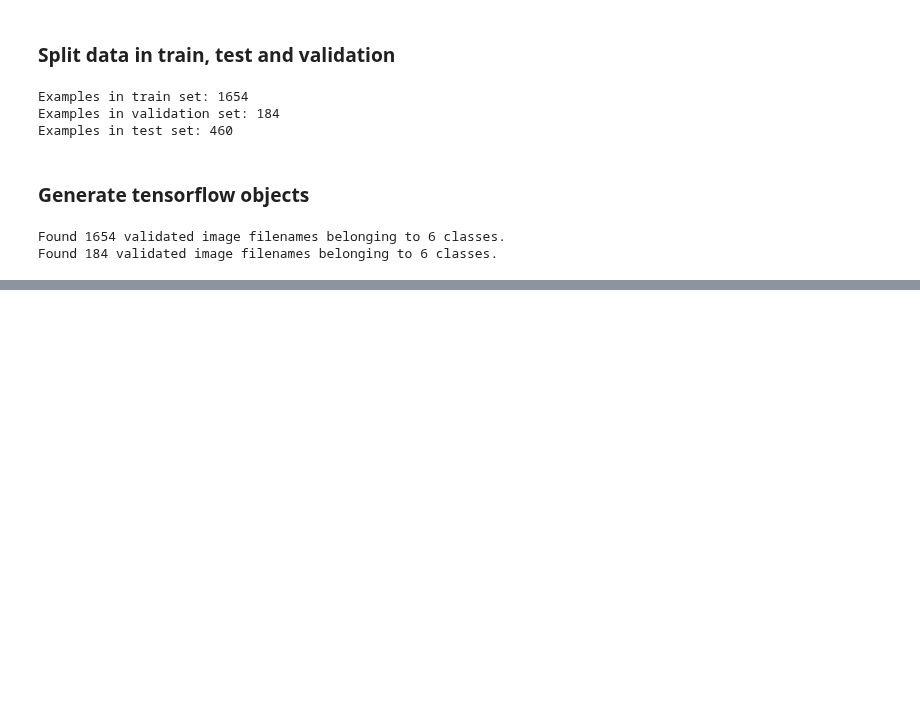
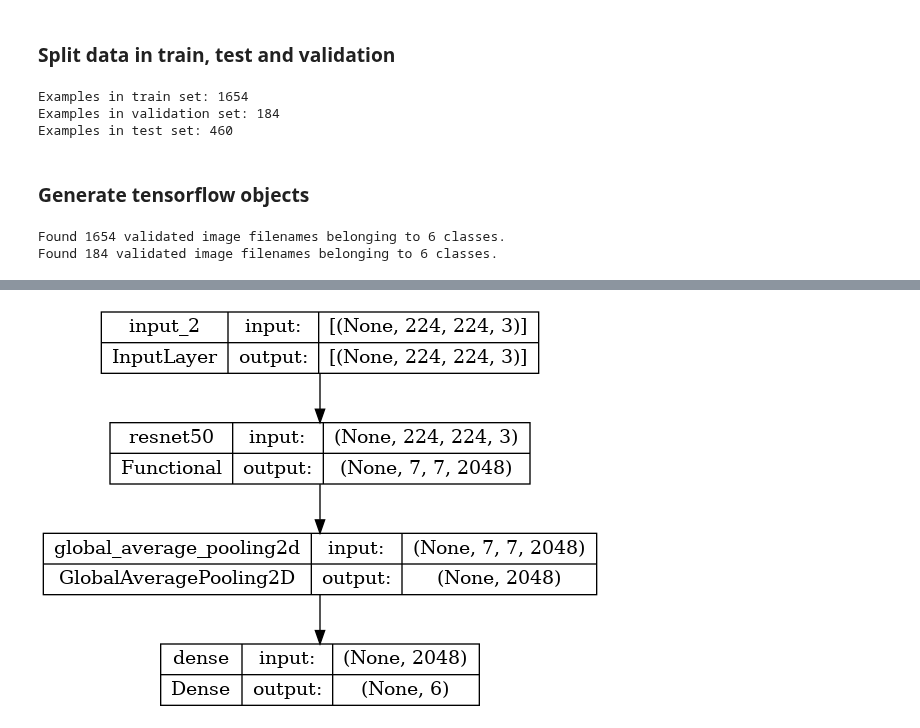
Before and after one commit to CEDipEngineering/ComputerAidedSkinCancerIdentificationAndDiagnosis, a Jupyter notebook: experiments/fernando/transfer-learning/test01/test01.ipynb, the cells around one changed output, grey strips where cells are left out. Saved outputs shown, nothing was run; the diff lists cells and outputs as text; code cells hidden in the pictures; blank space fills up the shorter version.

```diff
--- a/experiments/fernando/transfer-learning/test01/test01.ipynb
+++ b/experiments/fernando/transfer-learning/test01/test01.ipynb
@@ -119,0 +151,7 @@ Found 184 validated image filenames belonging to 6 classes.
+# %%
+#initialize the pretrained model
+feature_extractor = ResNet50(
+    weights='imagenet',
+    input_shape=(224, 224, 3),
+    include_top=False #whether to include the fully-connected layer at the top of the network.
+)
@@ -119,0 +165,18 @@ Found 184 validated image filenames belonging to 6 classes.
+# %%
+feature_extractor.trainable = False #to make sure it's not being trained
+input_layer = Input(shape=(224, 224, 3))
+pre_treined_model = feature_extractor(input_layer, training=False) #add input layer
+pre_treined_model_with_polling = GlobalAveragePooling2D()(pre_treined_model) #add pooling layer
+output_layer = Dense(6, activation='softmax')(pre_treined_model_with_polling)
+# %%
+model = Model(input_layer, output_layer)
+# %%
+model.compile(
+    optimizer='adam',
+    loss='categorical_crossentropy',
+    metrics=['accuracy']
+)
+# %%
+keras.utils.plot_model(model, "ResNet50.png", show_shapes=True)
+# %% [output]
+[figure, added]
```
Also changed, not shown: parts of 20 cells of this notebook, 7 other files.
